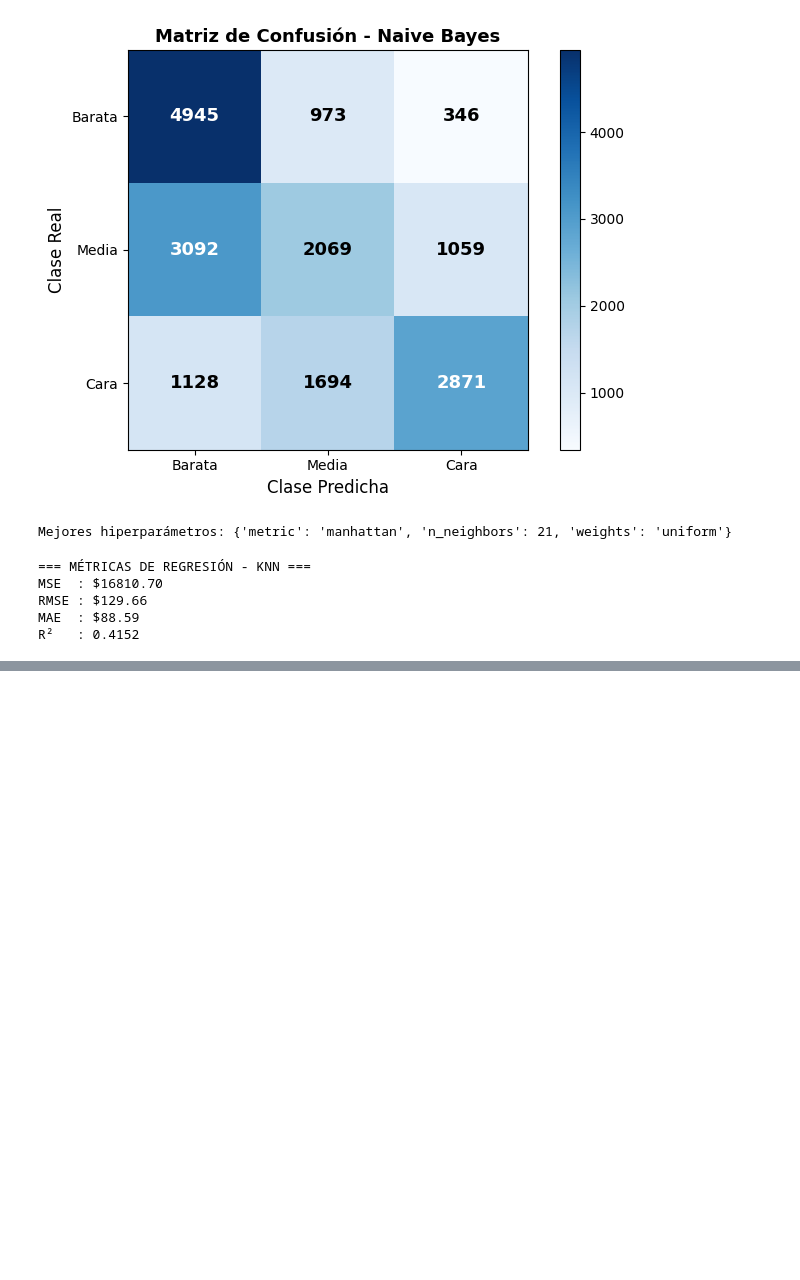
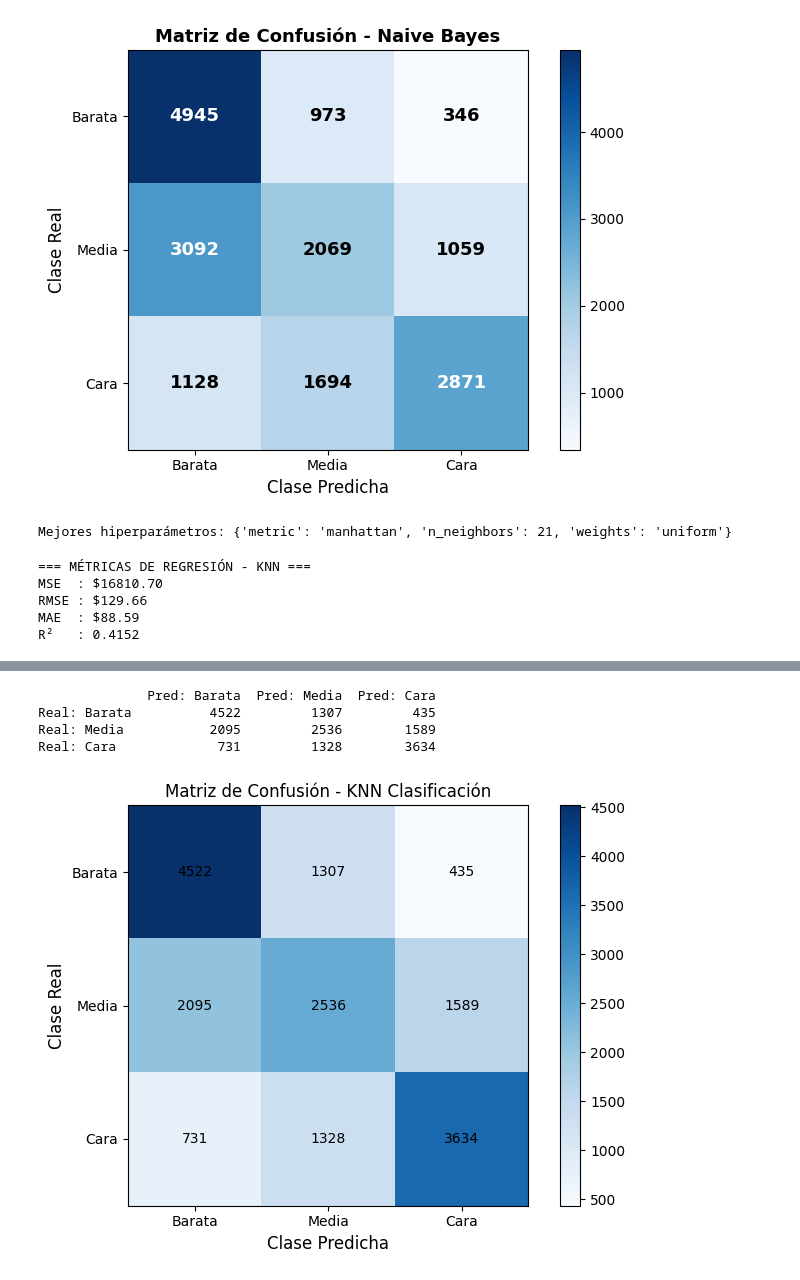
Before and after one commit to Hugo2049/laboratorio-6-knn, a Jupyter notebook: lab05.ipynb, the cells around one changed output, grey strips where cells are left out. Cells and saved outputs as stored; diff of their text form; code cells hidden in the pictures; blank space fills up the shorter version.

```diff
--- a/lab05.ipynb
+++ b/lab05.ipynb
@@ -338,0 +378,16 @@ R²   : 0.4152
+# %%
+scaler_clf = StandardScaler()
+X_train_scaled = scaler_clf.fit_transform(X_train)
+X_test_scaled = scaler_clf.transform(X_test)
+
+param_grid_clf = {
+    'n_neighbors': [3, 5, 7, 9, 11, 15, 21],
+    'weights': ['uniform', 'distance'],
+    'metric': ['euclidean', 'manhattan']
+}
+
+knn_clf = KNeighborsClassifier()
+grid_search_clf = GridSearchCV(knn_clf, param_grid_clf, cv=5, scoring='accuracy', n_jobs=-1)
+grid_search_clf.fit(X_train_scaled, y_train)
+
+print(f"Mejores hiperparámetros: {grid_search_clf.best_params_}")
@@ -338,0 +396,8 @@ R²   : 0.4152
+# %%
+best_knn_clf = grid_search_clf.best_estimator_
+pred_knn = best_knn_clf.predict(X_test_scaled)
+
+print("=== MÉTRICAS DE CLASIFICACIÓN - KNN ===")
+print(f"Accuracy: {accuracy_score(y_test, pred_knn):.4f}")
+print()
+print(classification_report(y_test, pred_knn, target_names=['barata','media','cara']))
@@ -338,0 +417,26 @@ R²   : 0.4152
+# %%
+cm = confusion_matrix(y_test, pred_knn, labels=['barata','media','cara'])
+cm_df = pd.DataFrame(cm, index=['Real: Barata','Real: Media','Real: Cara'],
+                         columns=['Pred: Barata','Pred: Media','Pred: Cara'])
+print(cm_df)
+
+fig, ax = plt.subplots(figsize=(7,5))
+im = ax.imshow(cm, interpolation='nearest', cmap='Blues')
+plt.colorbar(im, ax=ax)
+clases = ['Barata','Media','Cara']
+ax.set_xticks([0,1,2]); ax.set_xticklabels(clases)
+ax.set_yticks([0,1,2]); ax.set_yticklabels(clases)
+ax.set_xlabel('Clase Predicha', fontsize=12)
+ax.set_ylabel('Clase Real', fontsize=12)
+ax.set_title('Matriz de Confusión - KNN Clasificación')
+for i in range(3):
+    for j in range(3):
+        ax.text(j, i, cm[i,j], ha='center', va='center', color='black')
+plt.tight_layout()
+plt.show()
+# %% [output]
+              Pred: Barata  Pred: Media  Pred: Cara
+Real: Barata          4522         1307         435
+Real: Media           2095         2536        1589
+Real: Cara             731         1328        3634
+[figure, added]
```
Also changed, not shown: parts of 4 cells of this notebook.
